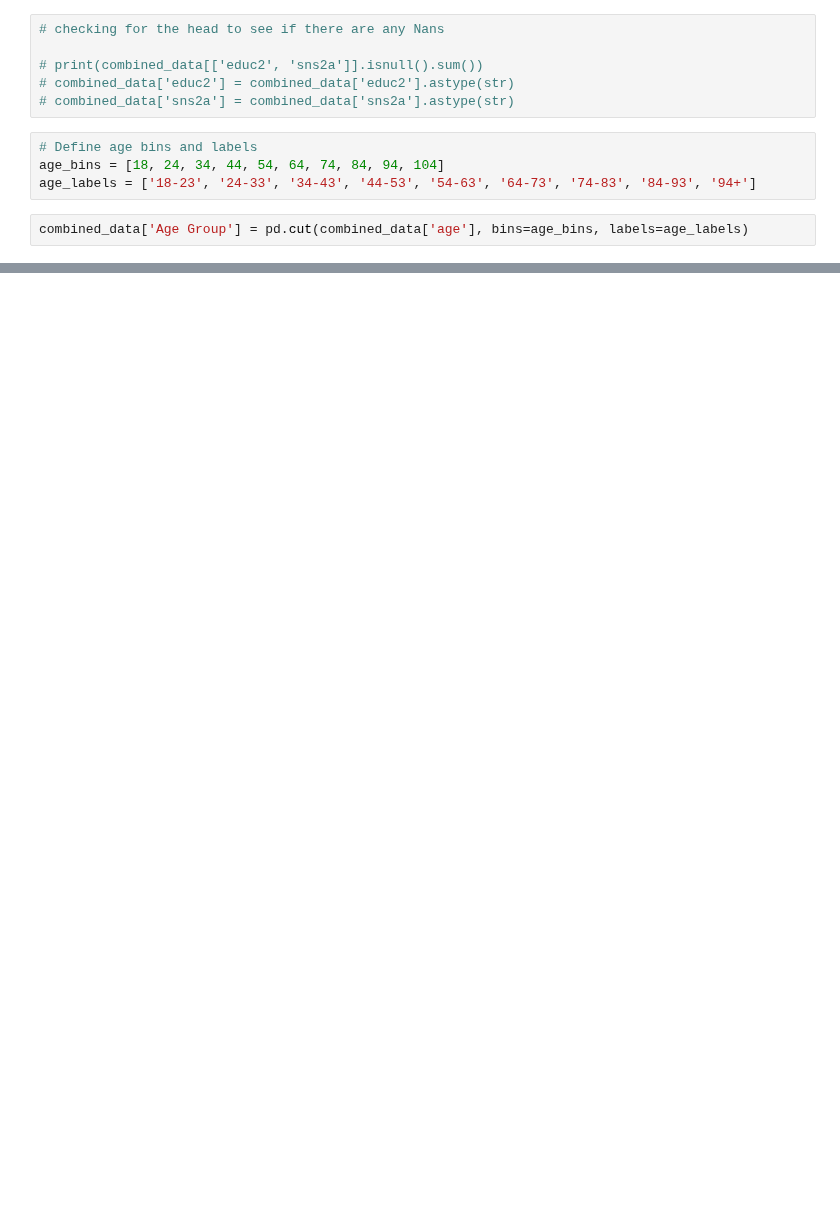
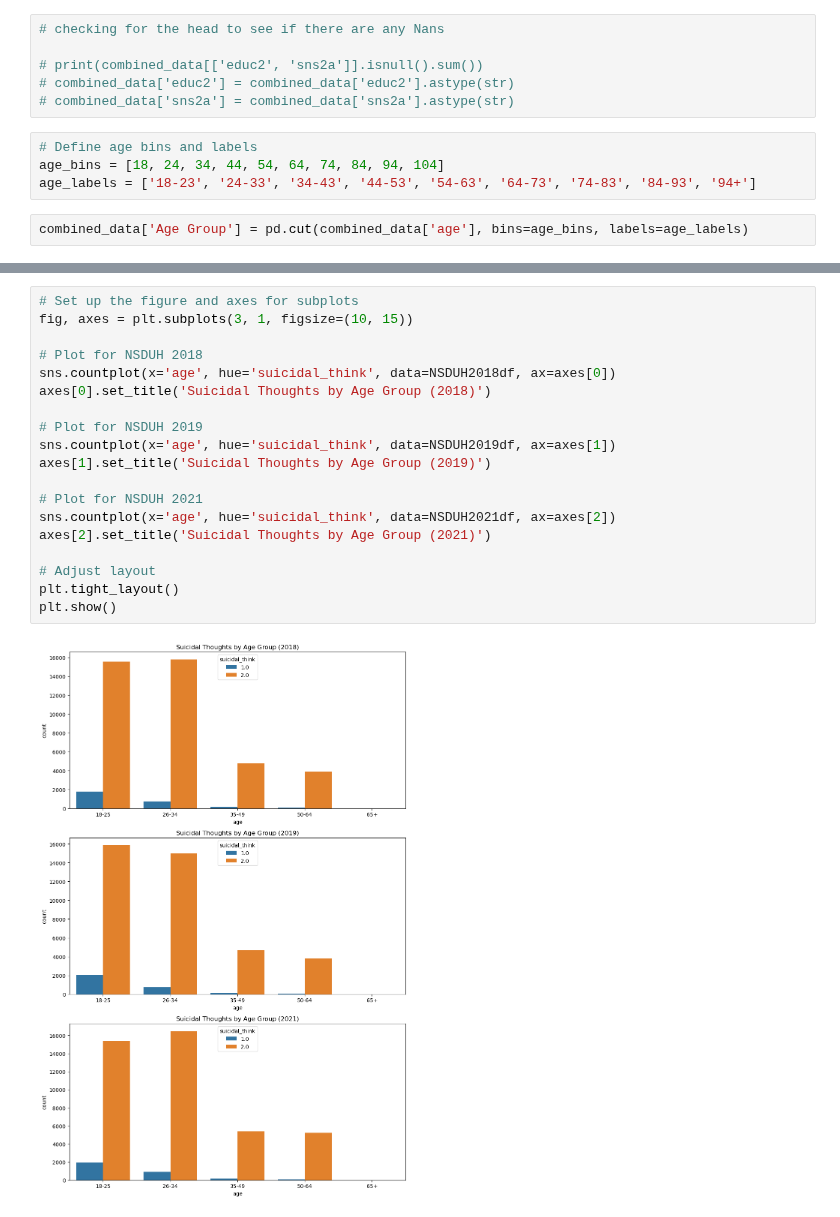
Before and after one commit to uic-cs418/group-project-gamon, a Jupyter notebook: Ash.ipynb, the cells around one changed output, grey strips where cells are left out. Drawn from its saved outputs; the diff is of its cells as text; blank space fills up the shorter version.

```diff
--- a/Ash.ipynb
+++ b/Ash.ipynb
@@ -133,0 +178,21 @@ plt.show()
+# %%
+# Set up the figure and axes for subplots
+fig, axes = plt.subplots(3, 1, figsize=(10, 15))
+
+# Plot for NSDUH 2018
+sns.countplot(x='age', hue='suicidal_think', data=NSDUH2018df, ax=axes[0])
+axes[0].set_title('Suicidal Thoughts by Age Group (2018)')
+
+# Plot for NSDUH 2019
+sns.countplot(x='age', hue='suicidal_think', data=NSDUH2019df, ax=axes[1])
+axes[1].set_title('Suicidal Thoughts by Age Group (2019)')
+
+# Plot for NSDUH 2021
+sns.countplot(x='age', hue='suicidal_think', data=NSDUH2021df, ax=axes[2])
+axes[2].set_title('Suicidal Thoughts by Age Group (2021)')
+
+# Adjust layout
+plt.tight_layout()
+plt.show()
+# %% [output]
+[figure, added]
```
Also changed, not shown: parts of 11 cells of this notebook.
